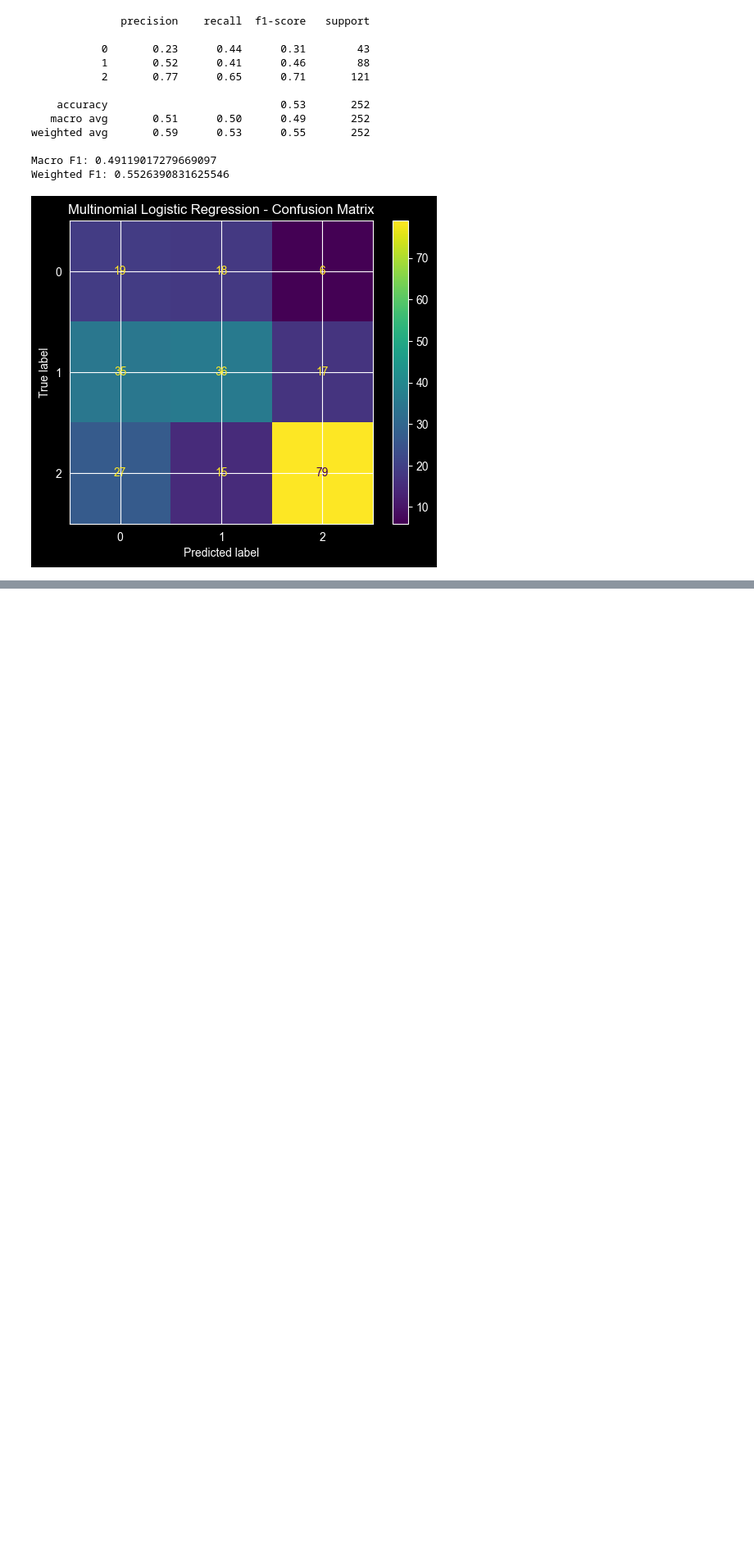
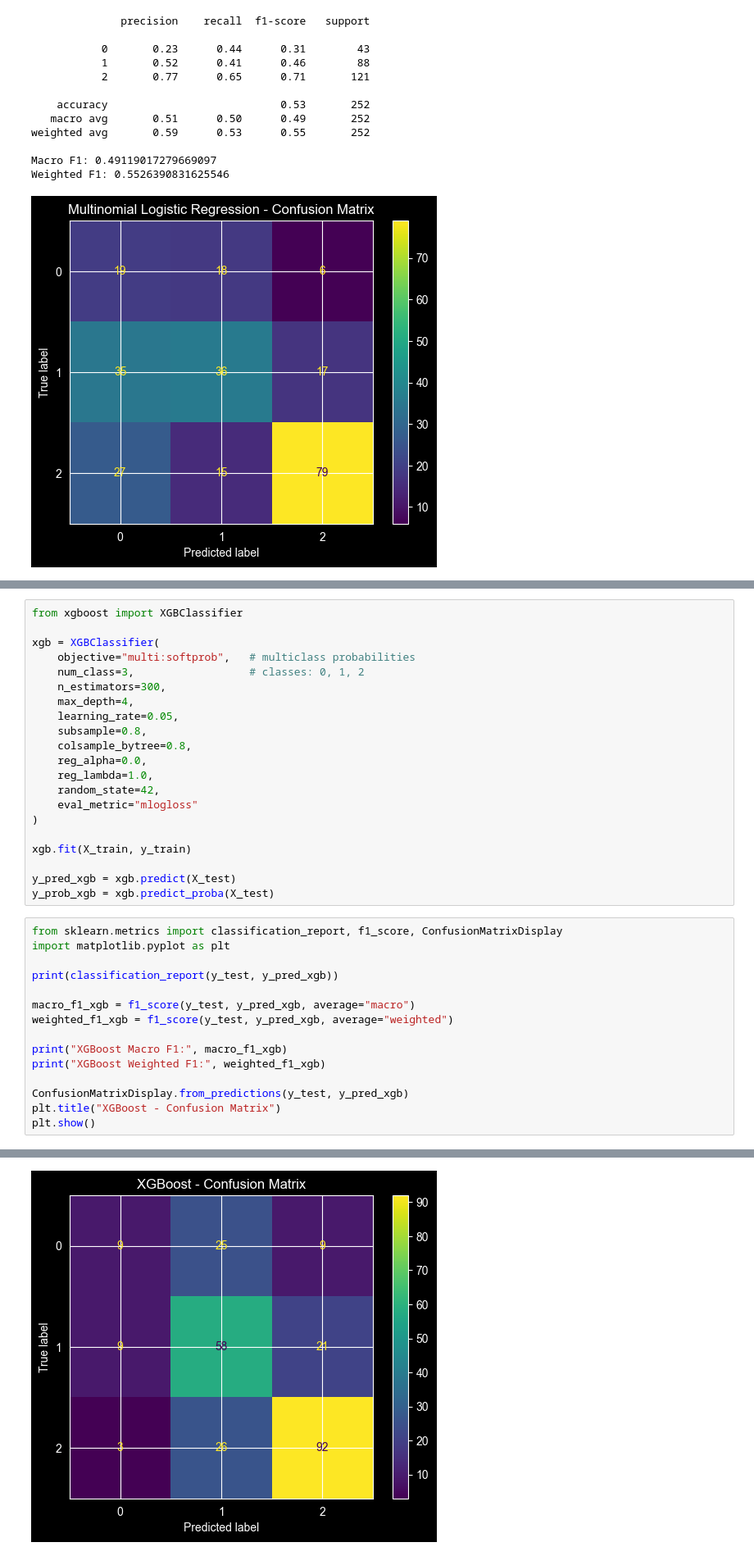
Before and after one commit to mateidiana/WellBeingModelling, a Jupyter notebook: notebooks/baseline_models/02_1_baseline_models_mh_tech.ipynb, the cells around one changed output, grey strips where cells are left out. Shown at 82% size. Saved outputs shown, nothing was run; the diff lists cells and outputs as text; blank space fills up the shorter version.

```diff
--- a/notebooks/baseline_models/02_1_baseline_models_mh_tech.ipynb
+++ b/notebooks/baseline_models/02_1_baseline_models_mh_tech.ipynb
@@ -136,0 +245,37 @@ Weighted F1: 0.5526390831625546
+# %%
+from xgboost import XGBClassifier
+
+xgb = XGBClassifier(
+    objective="multi:softprob",   # multiclass probabilities
+    num_class=3,                  # classes: 0, 1, 2
+    n_estimators=300,
+    max_depth=4,
+    learning_rate=0.05,
+    subsample=0.8,
+    colsample_bytree=0.8,
+    reg_alpha=0.0,
+    reg_lambda=1.0,
+    random_state=42,
+    eval_metric="mlogloss"
+)
+
+xgb.fit(X_train, y_train)
+
+y_pred_xgb = xgb.predict(X_test)
+y_prob_xgb = xgb.predict_proba(X_test)
+# %%
+from sklearn.metrics import classification_report, f1_score, ConfusionMatrixDisplay
+import matplotlib.pyplot as plt
+
+print(classification_report(y_test, y_pred_xgb))
+
+macro_f1_xgb = f1_score(y_test, y_pred_xgb, average="macro")
+weighted_f1_xgb = f1_score(y_test, y_pred_xgb, average="weighted")
+
+print("XGBoost Macro F1:", macro_f1_xgb)
+print("XGBoost Weighted F1:", weighted_f1_xgb)
+
+ConfusionMatrixDisplay.from_predictions(y_test, y_pred_xgb)
+plt.title("XGBoost - Confusion Matrix")
+plt.show()
+# %% [output]
@@ -136,0 +294 @@ Weighted F1: 0.5526390831625546
+[figure, added]
```
Also changed, not shown: parts of 11 cells of this notebook.
